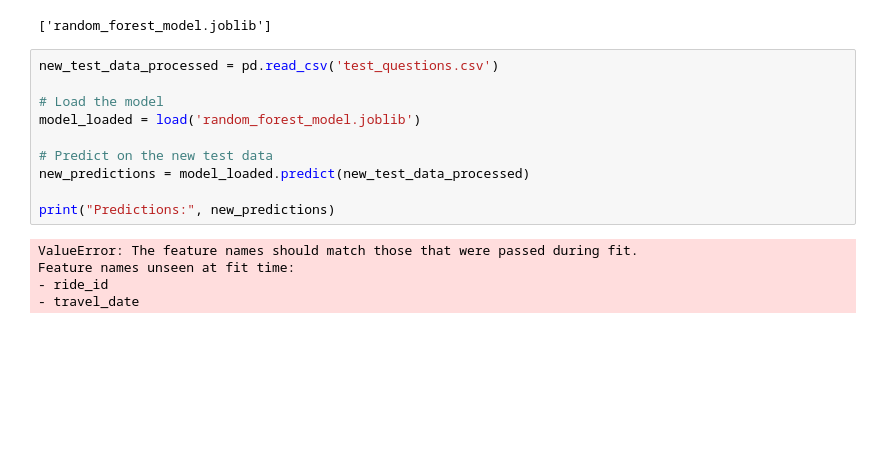
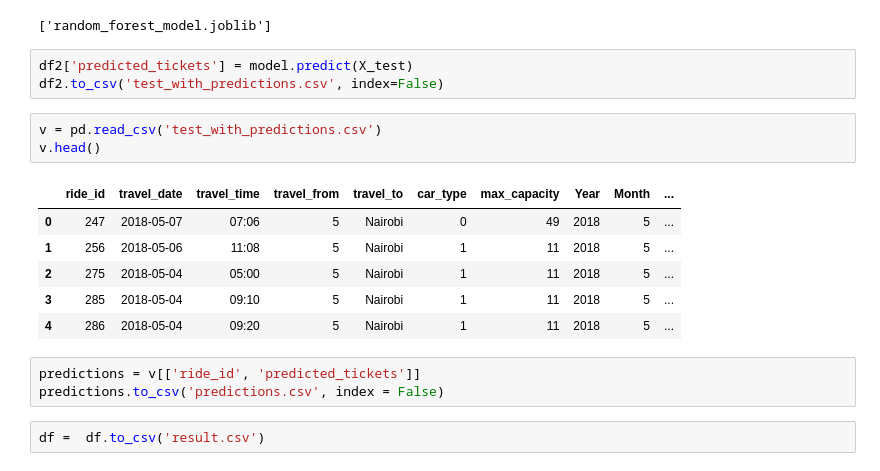
Before and after one commit to The-DigitalAcademy/Traffic_Jam_Analysis, a Jupyter notebook: data_training.ipynb, the cells around one changed output. Drawn from its saved outputs; the diff is of its cells as text; blank space fills up the shorter version.

```diff
--- a/data_training.ipynb
+++ b/data_training.ipynb
@@ -238,18 +271,21 @@ model.score(x_train,y_train)
 dump(model, 'random_forest_model.joblib')
 # %% [output]
 ['random_forest_model.joblib']
-# %%
-new_test_data_processed = pd.read_csv('test_questions.csv')
-
-# Load the model
-model_loaded = load('random_forest_model.joblib')
-
-# Predict on the new test data
-new_predictions = model_loaded.predict(new_test_data_processed)
-
-print("Predictions:", new_predictions)
-# %% [output]
-ValueError: The feature names should match those that were passed during fit.
-Feature names unseen at fit time:
-- ride_id
-- travel_date
+# %%
+df2['predicted_tickets'] = model.predict(X_test)
+df2.to_csv('test_with_predictions.csv', index=False)
+# %%
+v = pd.read_csv('test_with_predictions.csv')
+v.head()
+# %% [output]
+|  | ride_id | travel_date | travel_time | travel_from | travel_to | car_type | max_capacity | Year | Month | ... |
+| 0 | 247 | 2018-05-07 | 07:06 | 5 | Nairobi | 0 | 49 | 2018 | 5 | ... |
+| 1 | 256 | 2018-05-06 | 11:08 | 5 | Nairobi | 1 | 11 | 2018 | 5 | ... |
+| 2 | 275 | 2018-05-04 | 05:00 | 5 | Nairobi | 1 | 11 | 2018 | 5 | ... |
+| 3 | 285 | 2018-05-04 | 09:10 | 5 | Nairobi | 1 | 11 | 2018 | 5 | ... |
+| 4 | 286 | 2018-05-04 | 09:20 | 5 | Nairobi | 1 | 11 | 2018 | 5 | ... |
+# %%
+predictions = v[['ride_id', 'predicted_tickets']]
+predictions.to_csv('predictions.csv', index = False)
+# %%
+df =  df.to_csv('result.csv')
```
Also changed, not shown: parts of 11 cells of this notebook, 9 other files.
